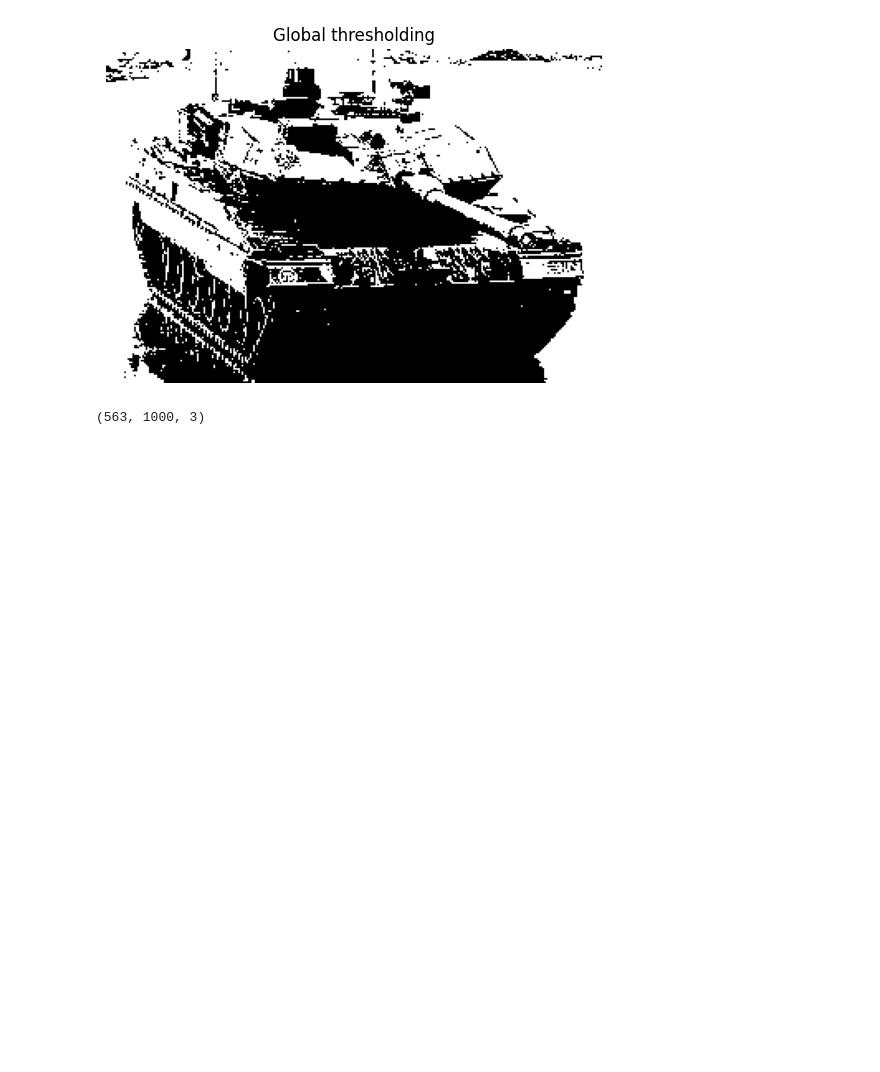
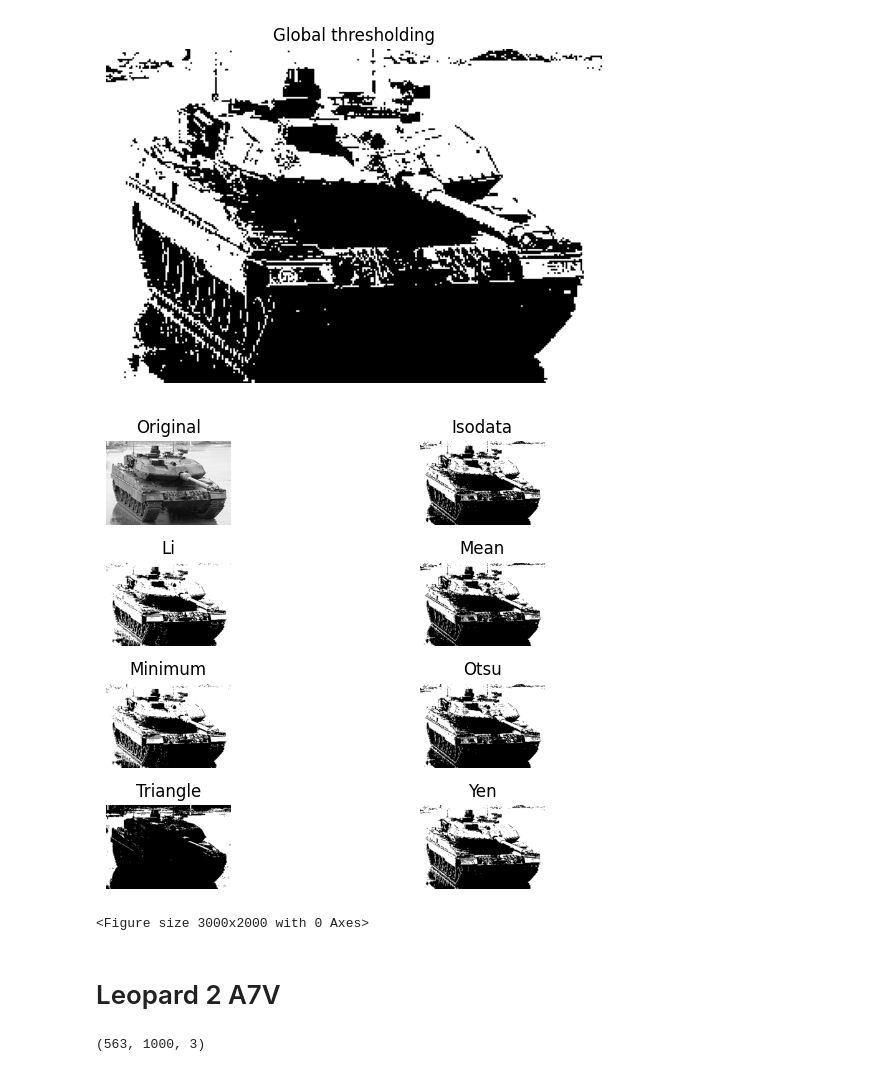
Before and after one commit to RiccardoDAndrea/Training, a Jupyter notebook: training.ipynb, the cells around one changed output. Cells and saved outputs as stored; diff of their text form; code cells hidden in the pictures; blank space fills up the shorter version.

```diff
--- a/training.ipynb
+++ b/training.ipynb
@@ -66,6 +92,16 @@ plt.axis('off')  # Optional: Achsen ausschalten
 plt.show()
 # %% [output]
 [figure]
+# %%
+from skimage.filters import try_all_threshold
+fig, ax = try_all_threshold(img_Leo_2A6_gray, verbose=False)
+plt.figure(figsize = [30,20])
+plt.show()
+# %% [output]
+[figure, added]
+<Figure size 3000x2000 with 0 Axes>
+# %% [markdown]
+# Leopard 2 A7V
 # %%
 # Step 1
 
```
Also changed, not shown: parts of 13 cells of this notebook, 1 other file.
